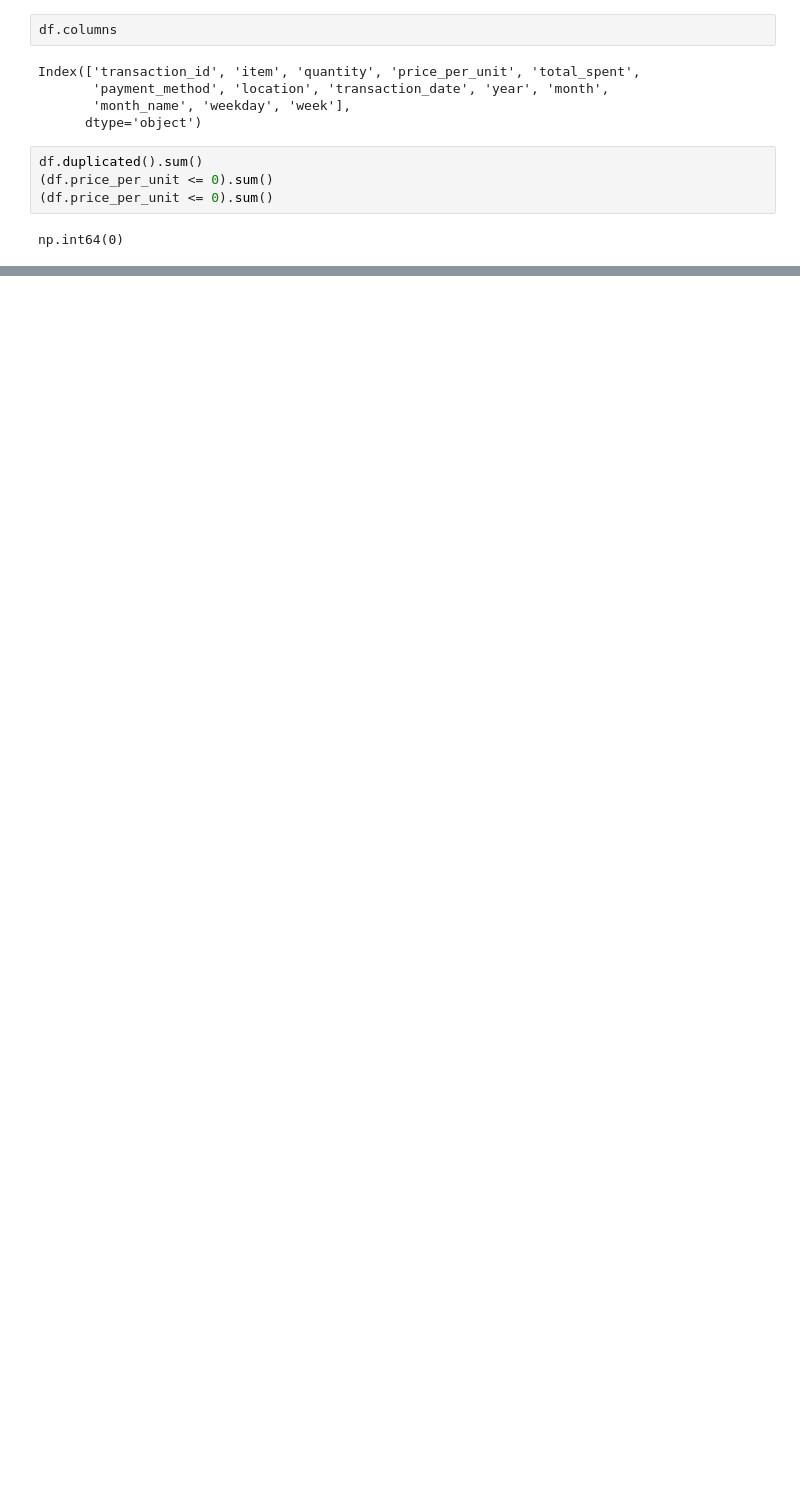
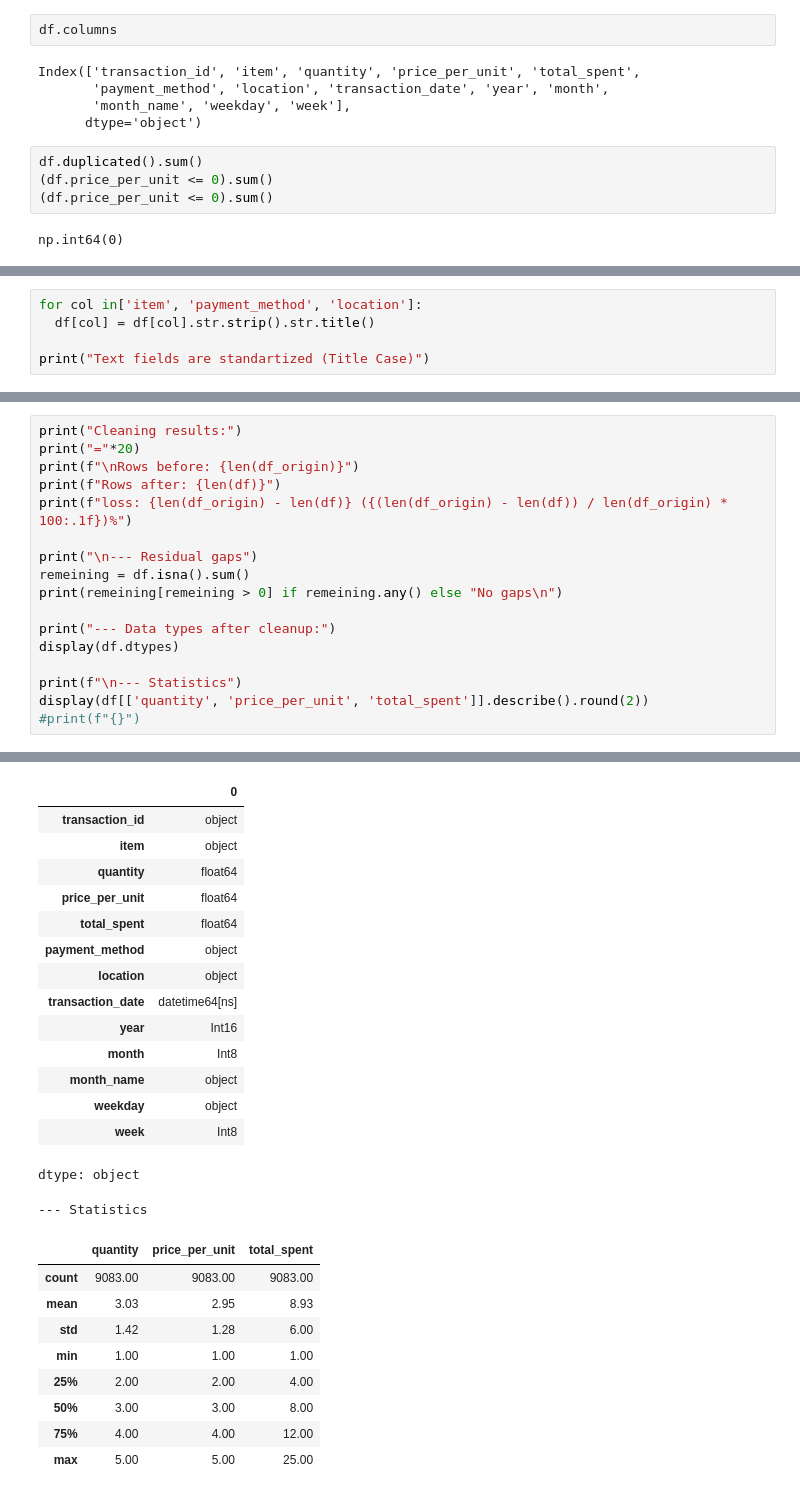
Before and after one commit to NadiiaIvashchuk/Cafe_Sales, a Jupyter notebook: EDA_cafe_sales.ipynb, the cells around one changed output, grey strips where cells are left out. Drawn from its saved outputs; the diff is of its cells as text; blank space fills up the shorter version.

Commit message:
Cleaning done

```diff
--- a/EDA_cafe_sales.ipynb
+++ b/EDA_cafe_sales.ipynb
@@ -528,0 +531,5 @@ dtype: int64
+# %%
+for col in['item', 'payment_method', 'location']:
+  df[col] = df[col].str.strip().str.title()
+
+print("Text fields are standartized (Title Case)")
@@ -528,0 +540,18 @@ dtype: int64
+# %%
+print("Cleaning results:")
+print("="*20)
+print(f"\nRows before: {len(df_origin)}")
+print(f"Rows after: {len(df)}")
+print(f"loss: {len(df_origin) - len(df)} ({(len(df_origin) - len(df)) / len(df_origin) * 100:.1f})%")
+
+print("\n--- Residual gaps")
+remeining = df.isna().sum()
+print(remeining[remeining > 0] if remeining.any() else "No gaps\n")
+
+print("--- Data types after cleanup:")
+display(df.dtypes)
+
+print(f"\n--- Statistics")
+display(df[['quantity', 'price_per_unit', 'total_spent']].describe().round(2))
+#print(f"{}")
+# %% [output]
@@ -528,0 +569,25 @@ dtype: int64
+|  | 0 |
+| transaction_id | object |
+| item | object |
+| quantity | float64 |
+| price_per_unit | float64 |
+| total_spent | float64 |
+| payment_method | object |
+| location | object |
+| transaction_date | datetime64[ns] |
+| year | Int16 |
+| month | Int8 |
+| month_name | object |
+| weekday | object |
+| week | Int8 |
+dtype: object
+--- Statistics
+|  | quantity | price_per_unit | total_spent |
+| count | 9083.00 | 9083.00 | 9083.00 |
+| mean | 3.03 | 2.95 | 8.93 |
+| std | 1.42 | 1.28 | 6.00 |
+| min | 1.00 | 1.00 | 1.00 |
+| 25% | 2.00 | 2.00 | 4.00 |
+| 50% | 3.00 | 3.00 | 8.00 |
+| 75% | 4.00 | 4.00 | 12.00 |
+| max | 5.00 | 5.00 | 25.00 |
```
Also changed, not shown: parts of 15 cells of this notebook.
